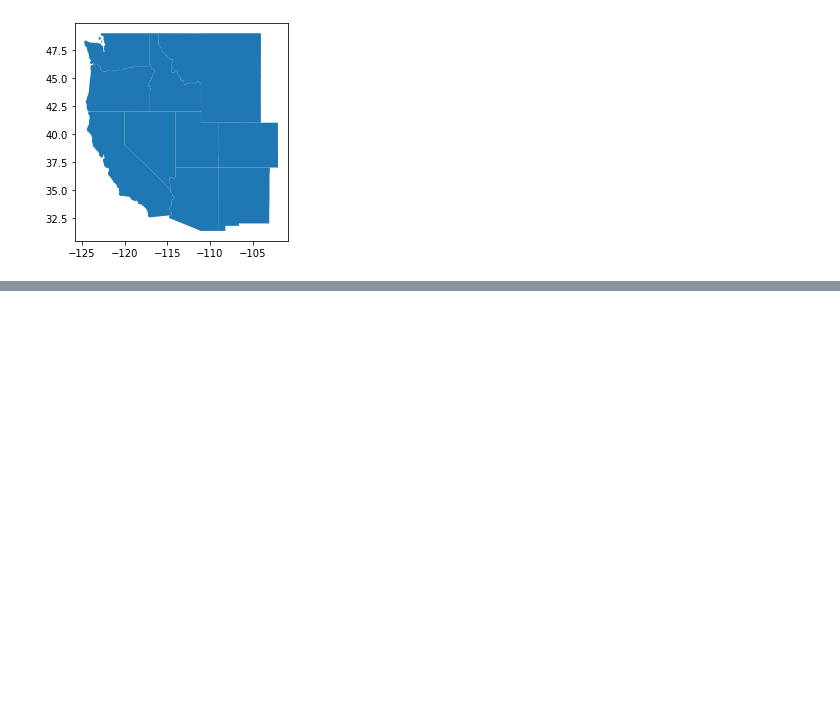
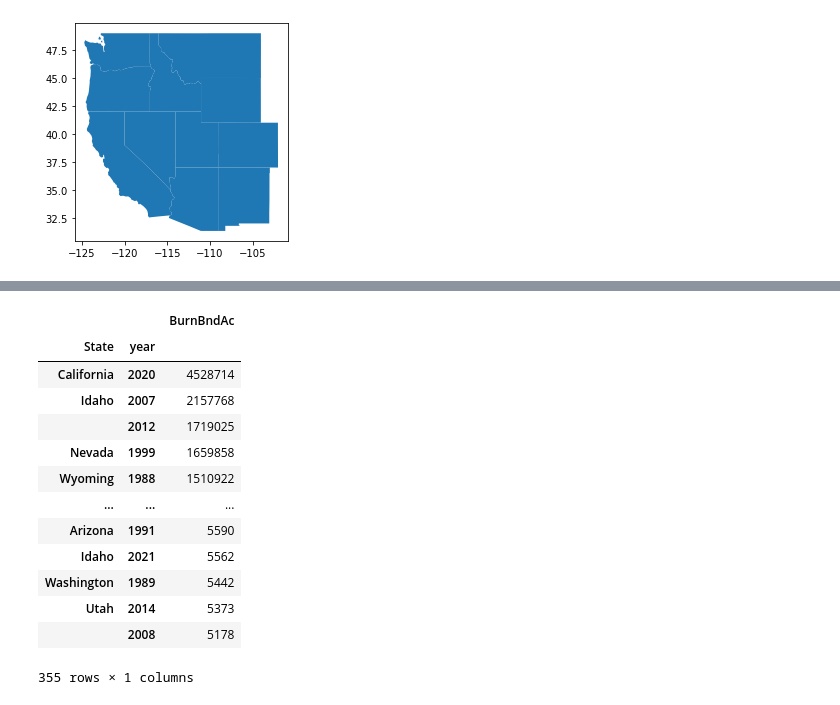
Before and after one commit to cake-dev/cake-dev.github.io, a Jupyter notebook: Project2/data_notebook.ipynb, the cells around one changed output, grey strips where cells are left out. Cells and saved outputs as stored; diff of their text form; code cells hidden in the pictures; blank space fills up the shorter version.

```diff
--- a/Project2/data_notebook.ipynb
+++ b/Project2/data_notebook.ipynb
@@ -119,0 +103,17 @@ western_fires[western_fires["BurnBndAc"] > 400000]
+# %%
+burned_area_per_year_per_state
+# %% [output]
+|  |  | BurnBndAc |
+| State | year |  |
+| California | 2020 | 4528714 |
+| Idaho | 2007 | 2157768 |
+|  | 2012 | 1719025 |
+| Nevada | 1999 | 1659858 |
+| Wyoming | 1988 | 1510922 |
+| ... | ... | ... |
+| Arizona | 1991 | 5590 |
+| Idaho | 2021 | 5562 |
+| Washington | 1989 | 5442 |
+| Utah | 2014 | 5373 |
+|  | 2008 | 5178 |
+355 rows × 1 columns
```
Also changed, not shown: parts of 11 cells of this notebook, 10 other files.
